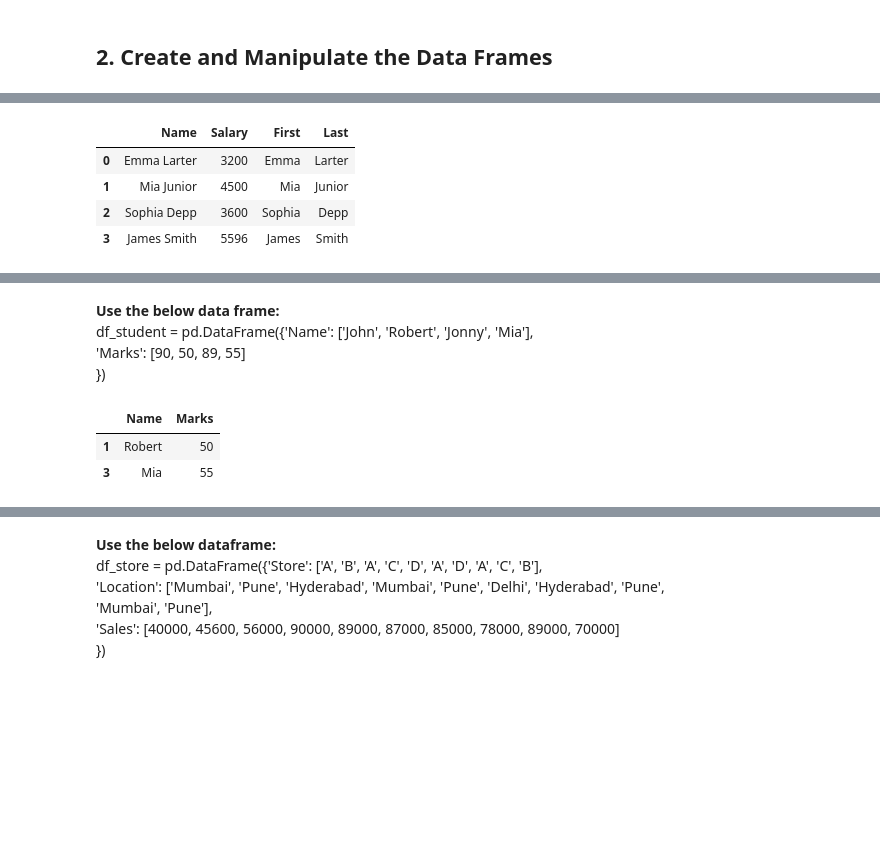
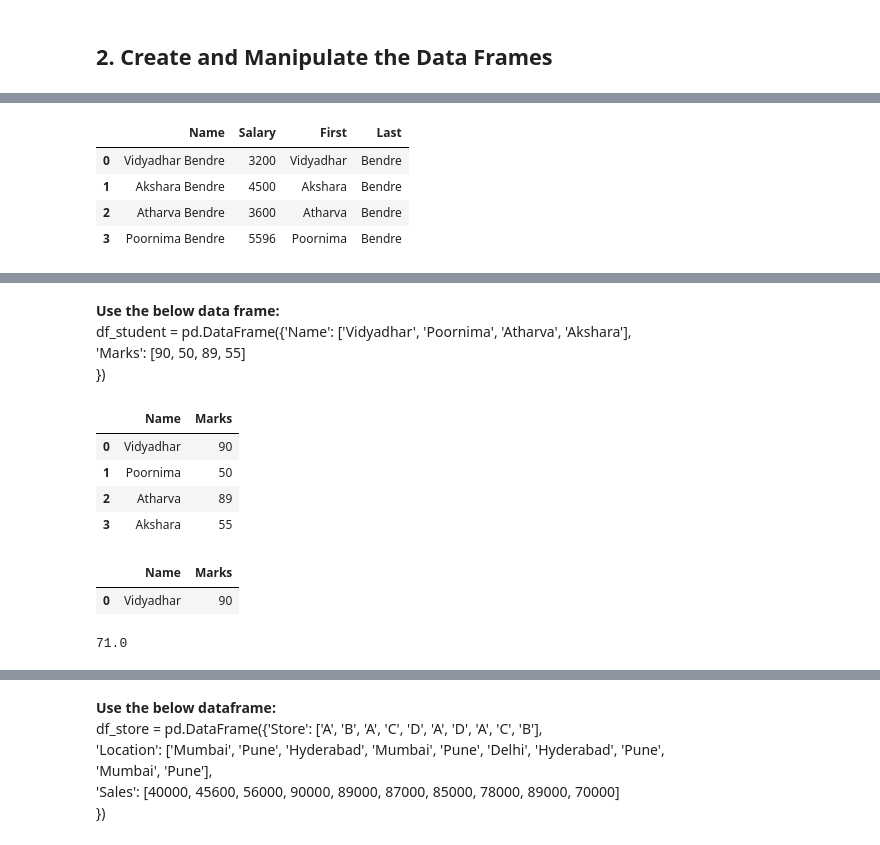
Before and after one commit to vidyadharbendre/learn_advanced_python_using_examples, a Jupyter notebook: notebooks/Advanced/advanced_python_programming_2.ipynb, the cells around one changed output, grey strips where cells are left out. Drawn from its saved outputs; the diff is of its cells as text; code cells hidden in the pictures; blank space fills up the shorter version.

```diff
--- a/notebooks/Advanced/advanced_python_programming_2.ipynb
+++ b/notebooks/Advanced/advanced_python_programming_2.ipynb
@@ -136,0 +151,3 @@ df = pd.DataFrame({'Name': ['Emma Larter', 'Mia Junior', 'Sophia Depp', 'James S
+# %%
+df = pd.DataFrame({'Name': ['Vidyadhar Bendre', 'Akshara Bendre', 'Atharva Bendre', 'Poornima Bendre', 'Shashikanth Bendre', 'Meena Bendre', 'Vivek Bendre', 'Veena Bendre', 'Vijay Bendre'],
+'Salary':[3200, 4500, 3600, 5596, 6785, 6754, 7865, 1234, 8907]})
@@ -137,30 +176,28 @@ df = pd.DataFrame({'Name': ['Emma Larter', 'Mia Junior', 'Sophia Depp', 'James S
 # %%
-# write your code here
-import pandas as pd
 
-df = pd.DataFrame({'Name': ['Emma Larter', 'Mia Junior', 'Sophia Depp', 'James Smith'],
-'Salary':[3200, 4500, 3600, 5596]})
+
+
 
 df[['First','Last']] = df.Name.str.split(expand=True)
 df
 
 
 
 
 #df['Name'] = df['Name'].str.split(' ')
 
 
 #split_name = df['Name'].str.split(' ')
 #data = split_name.to_list()
 #names = ['First Name', 'Last Name']
 #new_df = pd.DataFrame(data, columns=names)
 #new_df
 # %% [output]
 |  | Name | Salary | First | Last |
-| 0 | Emma Larter | 3200 | Emma | Larter |
-| 1 | Mia Junior | 4500 | Mia | Junior |
-| 2 | Sophia Depp | 3600 | Sophia | Depp |
-| 3 | James Smith | 5596 | James | Smith |
+| 0 | Vidyadhar Bendre | 3200 | Vidyadhar | Bendre |
+| 1 | Akshara Bendre | 4500 | Akshara | Bendre |
+| 2 | Atharva Bendre | 3600 | Atharva | Bendre |
+| 3 | Poornima Bendre | 5596 | Poornima | Bendre |
 # %% [markdown]
 <table align="left">
     <tr>
@@ -178,19 +215,19 @@ df
 </table>
 # %% [markdown]
 **Use the below data frame:**<br>
-df_student = pd.DataFrame({'Name': ['John', 'Robert', 'Jonny', 'Mia'],<br>
+df_student = pd.DataFrame({'Name': ['Vidyadhar', 'Poornima', 'Atharva', 'Akshara'],<br>
                            'Marks': [90, 50, 89, 55]<br>
 })
 # %%
 # write your code here
 import pandas as pd
-
-df_student = pd.DataFrame({'Name': ['John', 'Robert', 'Jonny', 'Mia'],
-'Marks': [90, 50, 89, 55]
-})
-
-df_student[df_student.Marks < 60]
-# %% [output]
-|  | Name | Marks |
-| 1 | Robert | 50 |
-| 3 | Mia | 55 |
+# %%
+pd.DataFrame({'Name': ['Vidyadhar', 'Poornima', 'Atharva', 'Akshara'],
+'Marks': [90, 50, 89, 55]
+})
+# %% [output]
+|  | Name | Marks |
+| 0 | Vidyadhar | 90 |
+| 1 | Poornima | 50 |
+| 2 | Atharva | 89 |
+| 3 | Akshara | 55 |
@@ -197,3 +238,12 @@ df_student[df_student.Marks < 60]
+# %%
+df_student[df_student.Marks >= 90]
+# %% [output]
+|  | Name | Marks |
+| 0 | Vidyadhar | 90 |
+# %%
+df_student.Marks.mean()
+# %% [output]
+71.0
 # %% [markdown]
 <table align="left">
     <tr>
```
Also changed, not shown: parts of 12 cells of this notebook, 1 other file.
